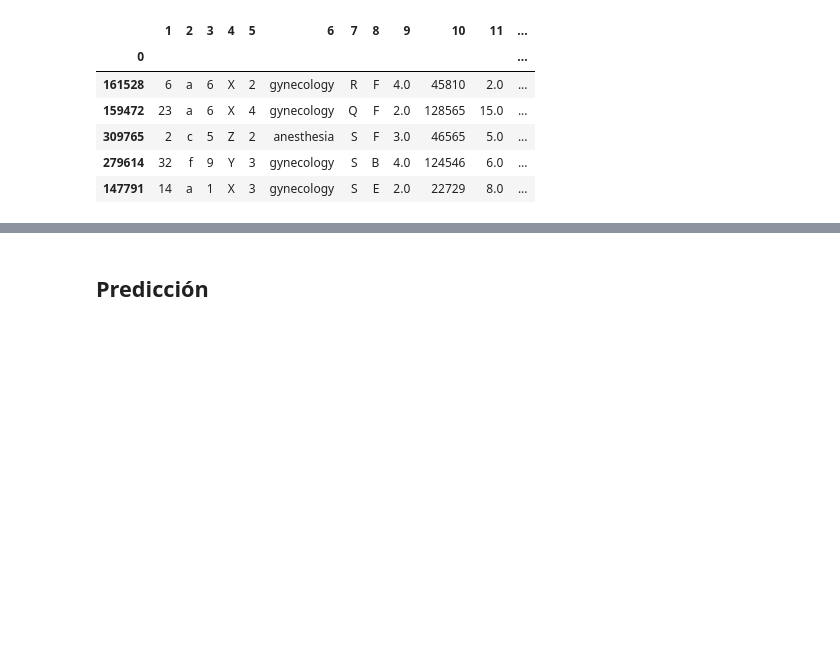
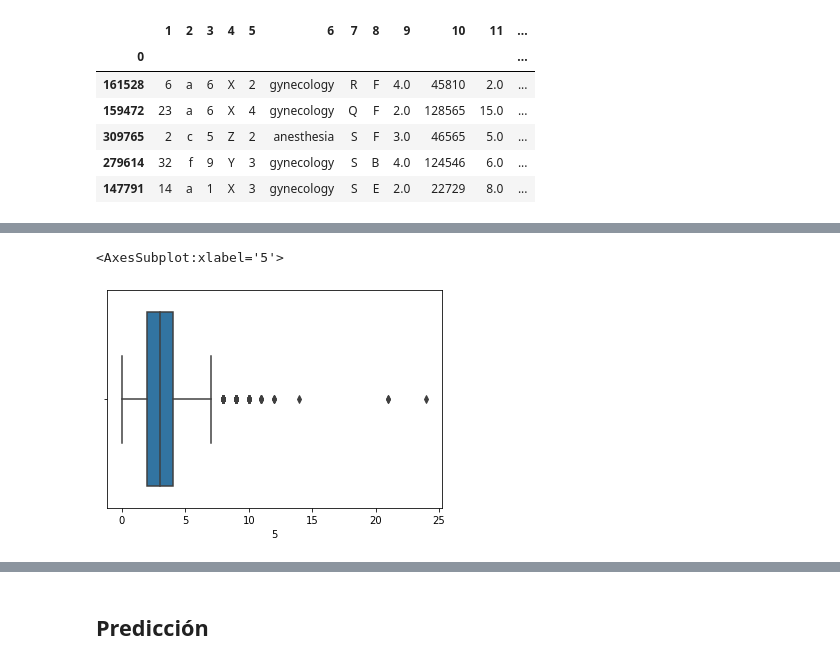
Before and after one commit to JoseKuru/bootcamp, a Jupyter notebook: week11_unsupervised_/day3_dl_neural_network_I/Competicion_duracion/Jose_Carlos_Batista.ipynb, the cells around one changed output, grey strips where cells are left out. Saved outputs shown, nothing was run; the diff lists cells and outputs as text; code cells hidden in the pictures; blank space fills up the shorter version.

```diff
--- a/week11_unsupervised_/day3_dl_neural_network_I/Competicion_duracion/Jose_Carlos_Batista.ipynb
+++ b/week11_unsupervised_/day3_dl_neural_network_I/Competicion_duracion/Jose_Carlos_Batista.ipynb
@@ -51,0 +75,8 @@ df['17'].unique().shape
+# %%
+target = df['17']
+df.drop('17', axis=1, inplace=True)
+# %%
+# Codificamos la columna 13
+df['13'].unique()
+diccionario_13 = {'Minor': 0, 'Moderate':1, 'Extreme': 2}
+df['13'] = df['13'].apply(lambda x: diccionario_13[x])
@@ -51,0 +85,5 @@ df['17'].unique().shape
+# %%
+sns.boxplot(data=df, x='5')
+# %% [output]
+<AxesSubplot:xlabel='5'>
+[figure, added]
```
Also changed, not shown: parts of 62 cells of this notebook, 37 other files.
